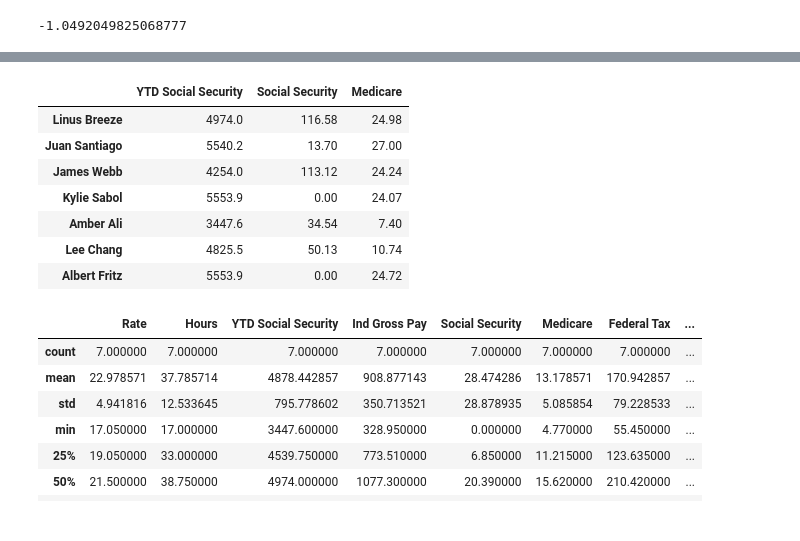
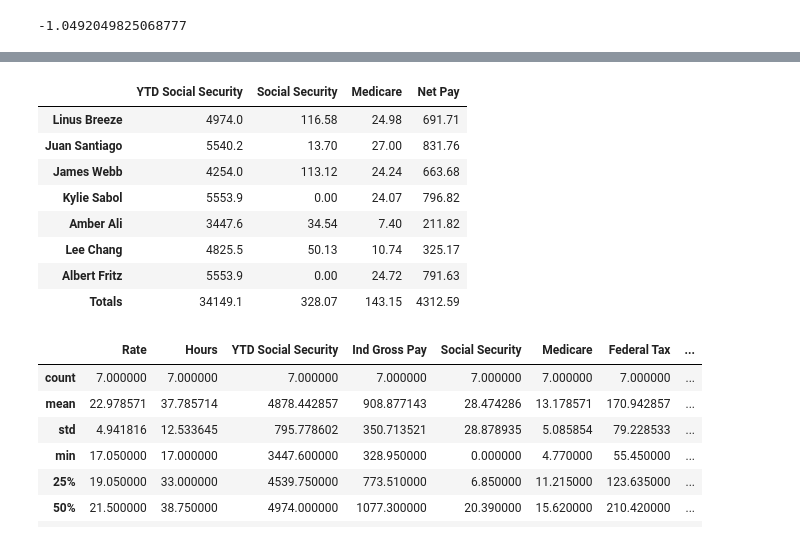
Before and after one commit to ragogzheyan/Weekly_Payroll, a Jupyter notebook: Payroll_data.ipynb, the cells around one changed output, grey strips where cells are left out. Cells and saved outputs as stored; diff of their text form; code cells hidden in the pictures.

```diff
--- a/Payroll_data.ipynb
+++ b/Payroll_data.ipynb
@@ -188,25 +188,29 @@ def Maindata(wp):
                   columns=Employee)
     df = df.T
     df
-    return df, Totals
+    dfTotals = pd.DataFrame([Totals], index= ['Totals'], columns=['Rate', 'Hours', 'YTD Social Security', 'Ind Gross Pay',
+                         'Social Security', 'Medicare', 'Federal Tax', 'State Tax', 'Net Pay'])
+    return df, dfTotals
 # %%
 # Reading csv and setting it = to payroll tax data (projected social security tax and medicare tax each year)
 payroll_tax_data = pd.read_csv('payroll_tax_data.csv')
 rows = payroll_tax_data.shape[0] # counts rows ignoring header
 
-for i in range(rows):
-    year =payroll_tax_data.at[i,"Year"] # Locating Year 1 and years after
-    Social_Security_Tax = payroll_tax_data.at[i, "Social_Security_tax"]
-    Medicare_tax = payroll_tax_data.at[i, "Medicare_tax"]
-    globals()[f'df{year}'], globals()[f'Totals{year}'] = Maindata(weekly_payroll) # Take returned objects from maindata and assigns them to F-strings based on the year
+#for case 1
+Social_Security_Tax = payroll_tax_data.at[0, "Social_Security_tax"]
+Medicare_tax = payroll_tax_data.at[0, "Medicare_tax"]
+df2021, df2021totals = Maindata(weekly_payroll) # Take returned objects from maindata and assigns them to F-strings based on the year
 
-df2021 = df2021
-df2022 = df2022
-df2023 = df2023
+#for case 2
+Social_Security_Tax = payroll_tax_data.at[1, "Social_Security_tax"]
+Medicare_tax = payroll_tax_data.at[1, "Medicare_tax"]
+df2022, df2022totals = Maindata(weekly_payroll) # Take returned objects from maindata and assigns them to F-strings based on the year
 
-Totals2021 = Totals2021
-Totals2022 = Totals2022
-Totals2023 = Totals2023
+#for case 3
+Social_Security_Tax = payroll_tax_data.at[2, "Social_Security_tax"]
+Medicare_tax = payroll_tax_data.at[2, "Medicare_tax"]
+df2023, df2023totals = Maindata(weekly_payroll) # Take returned objects from maindata and assigns them to F-strings based on the year
+
 
 payroll_tax_data.head()
 # %% [output]
@@ -216,10 +220,13 @@ payroll_tax_data.head()
 | 2 | 3 | 2023 | 0.105 | 0.0225 |
 # %%
 # The DataFrame displays combined results of each column and its sum of  totals
-dftotal2021 = pd.DataFrame([Totals2021], index= ['Totals'], columns=['Rate', 'Hours', 'YTD Social Security', 'Ind Gross Pay',
-                         'Social Security', 'Medicare', 'Federal Tax', 'State Tax', 'Net Pay'])
-dftotal2021
-dfcase1 = pd.concat([df2021, dftotal2021])
+
+dfcase1 = pd.concat([df2021, df2021totals])
+
+dfcase2 = pd.concat([df2022, df2022totals])
+
+dfcase3 = pd.concat([df2023, df2023totals])
+
 dfcase1
 # %% [output]
 |  | Rate | Hours | YTD Social Security | Ind Gross Pay | Social Security | Medicare | Federal Tax | ... |
@@ -369,15 +377,16 @@ df2022.iloc[ :, [2, 4,5]]
 # %%
 #Table case 3 Year 2023(sst 0.105and medtax 0.0225) assumption
-df2023.iloc[ :, [2, 4,5]]
+dfcase3.iloc[ :, [2, 4,5,8]]
 # %% [output]
-|  | YTD Social Security | Social Security | Medicare |
-| Linus Breeze | 4974.0 | 116.58 | 24.98 |
-| Juan Santiago | 5540.2 | 13.70 | 27.00 |
-| James Webb | 4254.0 | 113.12 | 24.24 |
-| Kylie Sabol | 5553.9 | 0.00 | 24.07 |
-| Amber Ali | 3447.6 | 34.54 | 7.40 |
-| Lee Chang | 4825.5 | 50.13 | 10.74 |
-| Albert Fritz | 5553.9 | 0.00 | 24.72 |
+|  | YTD Social Security | Social Security | Medicare | Net Pay |
+| Linus Breeze | 4974.0 | 116.58 | 24.98 | 691.71 |
+| Juan Santiago | 5540.2 | 13.70 | 27.00 | 831.76 |
+| James Webb | 4254.0 | 113.12 | 24.24 | 663.68 |
+| Kylie Sabol | 5553.9 | 0.00 | 24.07 | 796.82 |
+| Amber Ali | 3447.6 | 34.54 | 7.40 | 211.82 |
+| Lee Chang | 4825.5 | 50.13 | 10.74 | 325.17 |
+| Albert Fritz | 5553.9 | 0.00 | 24.72 | 791.63 |
+| Totals | 34149.1 | 328.07 | 143.15 | 4312.59 |
 # %%
 # Method 1
 # Summary statistics about data
```
Also changed, not shown: parts of 2 cells of this notebook, 1 other file.
